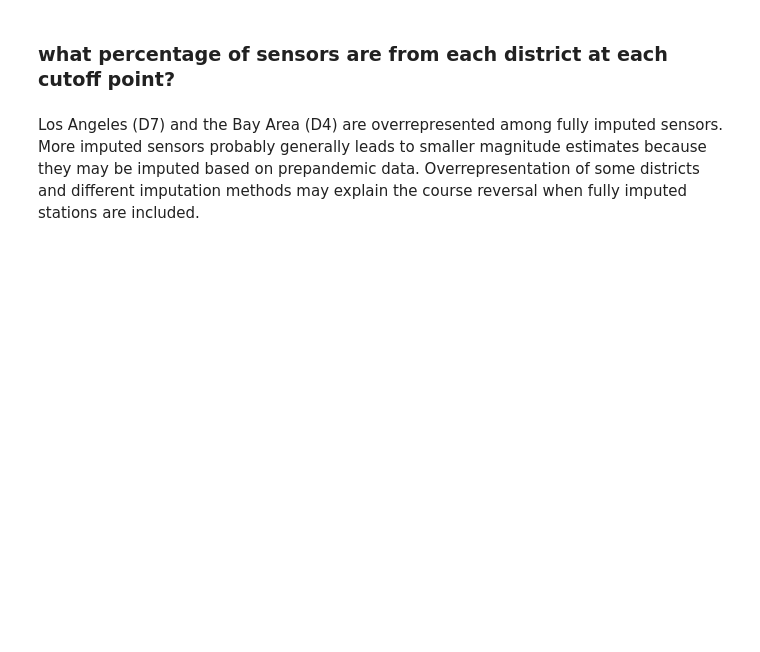
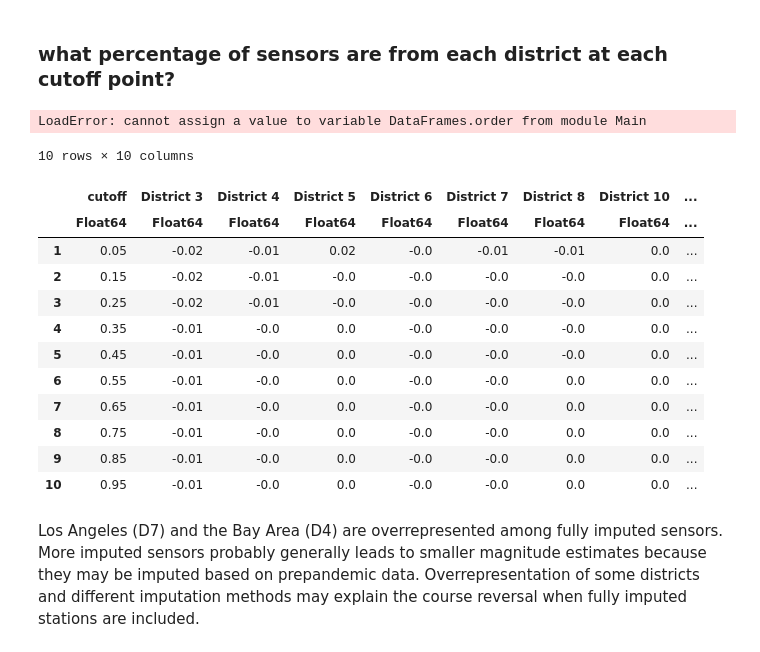
Before and after one commit to mattwigway/peak-spreading, a Jupyter notebook: notebooks/Entirely missing stations.ipynb, the cells around one changed output. Drawn from its saved outputs; the diff is of its cells as text; code cells hidden in the pictures; blank space fills up the shorter version.

```diff
--- a/notebooks/Entirely missing stations.ipynb
+++ b/notebooks/Entirely missing stations.ipynb
@@ -205,7 +185,31 @@ for (cix, cutoff) in enumerate(xs)
     end
 end
 # %%
-areaplot(xs, ys[:,3:end], labels=[3 4 5 6 7 8 9 10 11 12], legend=:outertopright)
+order = [3 12 11 4 7 6 10 8 5]
+areaplot(xs, dropdims(ys[:,order], dims=2), labels=order, legend=:outertopright)
+# %% [output]
+LoadError: cannot assign a value to variable DataFrames.order from module Main
+# %%
+ENV["COLUMNS"] = 120
+
+composition = DataFrame(round.(ys[6:10:end,:], digits=2), "District " .* string.(1:12))
+composition.cutoff = xs[6:10:end]
+select!(composition, ["cutoff", "District 3", "District 4", "District 5", "District 6", "District 7", "District 8", "District 10", "District 11", "District 12"])
+composition
+# %% [output]
+10 rows × 10 columns
+|  | cutoff | District 3 | District 4 | District 5 | District 6 | District 7 | District 8 | District 10 | ... |
+|  | Float64 | Float64 | Float64 | Float64 | Float64 | Float64 | Float64 | Float64 | ... |
+| 1 | 0.05 | -0.02 | -0.01 | 0.02 | -0.0 | -0.01 | -0.01 | 0.0 | ... |
+| 2 | 0.15 | -0.02 | -0.01 | -0.0 | -0.0 | -0.0 | -0.0 | 0.0 | ... |
+| 3 | 0.25 | -0.02 | -0.01 | -0.0 | -0.0 | -0.0 | -0.0 | 0.0 | ... |
+| 4 | 0.35 | -0.01 | -0.0 | 0.0 | -0.0 | -0.0 | -0.0 | 0.0 | ... |
+| 5 | 0.45 | -0.01 | -0.0 | 0.0 | -0.0 | -0.0 | -0.0 | 0.0 | ... |
+| 6 | 0.55 | -0.01 | -0.0 | 0.0 | -0.0 | -0.0 | 0.0 | 0.0 | ... |
+| 7 | 0.65 | -0.01 | -0.0 | 0.0 | -0.0 | -0.0 | 0.0 | 0.0 | ... |
+| 8 | 0.75 | -0.01 | -0.0 | 0.0 | -0.0 | -0.0 | 0.0 | 0.0 | ... |
+| 9 | 0.85 | -0.01 | -0.0 | 0.0 | -0.0 | -0.0 | 0.0 | 0.0 | ... |
+| 10 | 0.95 | -0.01 | -0.0 | 0.0 | -0.0 | -0.0 | 0.0 | 0.0 | ... |
 # %% [markdown]
 Los Angeles (D7) and the Bay Area (D4) are overrepresented among fully imputed sensors. More imputed sensors probably generally leads to smaller magnitude estimates because they may be imputed based on prepandemic data. Overrepresentation of some districts and different imputation methods may explain the course reversal when fully imputed stations are included.
 # %% [markdown]
```
Also changed, not shown: parts of 6 cells of this notebook, 2 other files.
